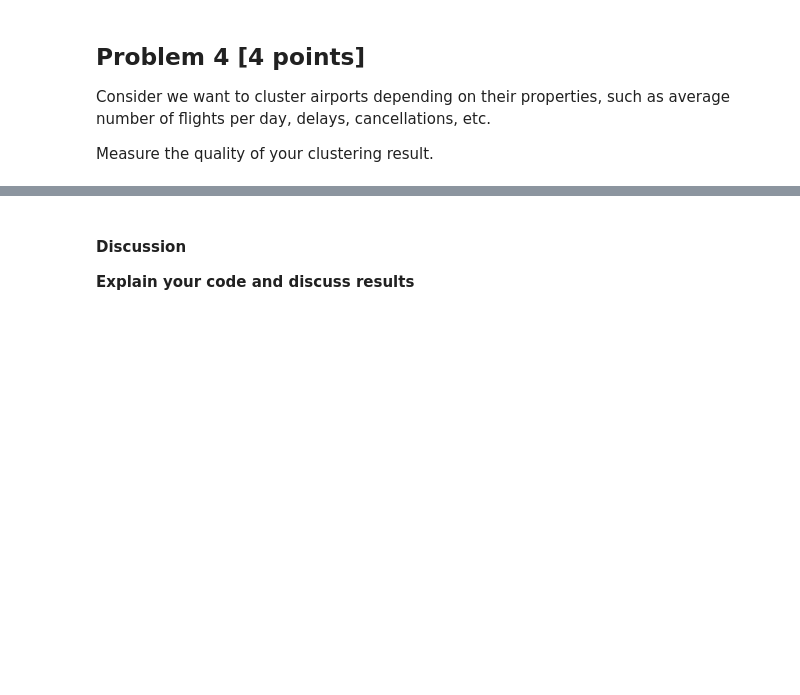
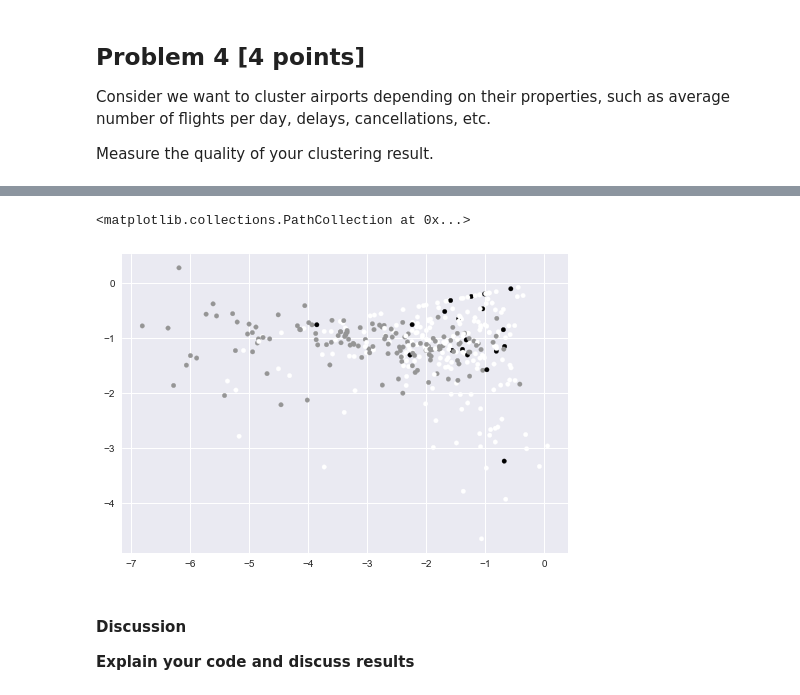
Before and after one commit to romulovff/ADAGroupAssignment, a Jupyter notebook: Group_project_v1.ipynb, the cells around one changed output, grey strips where cells are left out. Cells and saved outputs as stored; diff of their text form; code cells hidden in the pictures; blank space fills up the shorter version.

```diff
--- a/Group_project_v1.ipynb
+++ b/Group_project_v1.ipynb
@@ -779,3 +795,21 @@ Weighted F1-Score for Test Set: 0.6641627463422044
 Consider we want to cluster airports depending on their properties, such as average number of flights per day, delays, cancellations, etc.
 
 Measure the quality of your clustering result.
+# %%
+from pyspark.ml.clustering import KMeans
+from pyspark.ml.evaluation import ClusteringEvaluator
+from pyspark.ml.feature import StandardScaler
+from pyspark.ml.feature import PCA
+
+# dfAirports = spark.sql("SELECT f.ORIGIN AS CODE, FIRST(a.name) AS NAME, FIRST(a.type) AS TYPE, FIRST(a.iso_region) as REGION, COUNT(f.ORIGIN) AS NUM_OF_FLIGHTS, SUM(f.CANCELLED)/COUNT(f.ORIGIN) AS FLIGHTS_CANCELLED_PCTG, AVG(f.AIR_TIME) AS FLIGHT_DURATION_AVG FROM flights f INNER JOIN airports a ON f.ORIGIN = a.iata_code GROUP BY CODE")
+dfAirports = spark.sql("SELECT f.ORIGIN AS CODE, FIRST(a.name) AS NAME, FIRST(a.type) AS TYPE, COUNT(f.ORIGIN)/COUNT(DISTINCT f.FL_DATE) AS FLIGHTS_PER_DAY, SUM(f.CANCELLED) AS FLIGHTS_CANCELLED, AVG(f.AIR_TIME) AS FLIGHT_DURATION_AVG, AVG(f.DISTANCE) AS FLIGHT_DISTANCE_AVG FROM flights f INNER JOIN airports a ON f.ORIGIN = a.iata_code GROUP BY CODE LIMIT 100")
+
+type_indexer = StringIndexer(inputCol="TYPE", outputCol="TYPE_INDEX")
+dfAirports = type_indexer.fit(dfAirports).transform(dfAirports)
+
+dfAirports = dfAirports.drop("TYPE")
+
+assembler = VectorAssembler(inputCols=["FLIGHTS_PER_DAY", "FLIGHTS_CANCELLED", "FLIGHT_DURATION_AVG", "FLIGHT_DISTANCE_AVG"], outputCol="features")
+output = assembler.transform(dfAirports)
+
+output.show()
@@ -782,3 +834,29 @@ Measure the quality of your clustering result.
+# %%
+scaler = StandardScaler(inputCol="features", outputCol="features_scaled", withStd=True, withMean=False)
+scaled_output = scaler.fit(output).transform(output)
+scaled_output = scaled_output.drop("FLIGHTS_PER_DAY")
+scaled_output = scaled_output.drop("FLIGHTS_CANCELLED")
+scaled_output = scaled_output.drop("FLIGHT_DURATION_AVG")
+scaled_output = scaled_output.drop("FLIGHT_DISTANCE_AVG")
+
+pca = PCA(k=2, inputCol="features_scaled", outputCol="final_features")
+
+model = pca.fit(scaled_output)
+model_transformed = model.transform(scaled_output)
+# %%
+final_pandas = model_transformed.toPandas()
+# %%
+final_array = final_pandas["final_features"]
+final_types = final_pandas["TYPE_INDEX"]
+x = [item[0] if item[0] > -8 and item[1] > -6 else np.nan for item in final_array]
+y = [item[1] if item[0] > -8 and item[1] > -6 else np.nan for item in final_array]
+
+targets = final_pandas["TYPE_INDEX"].unique()
+
+plt.scatter(x, y, c = final_types, s = 20)
+# %% [output]
+<matplotlib.collections.PathCollection at 0x...>
+[figure, added]
 # %% [markdown]
 #### Discussion
 
```
Also changed, not shown: parts of 14 cells of this notebook.
